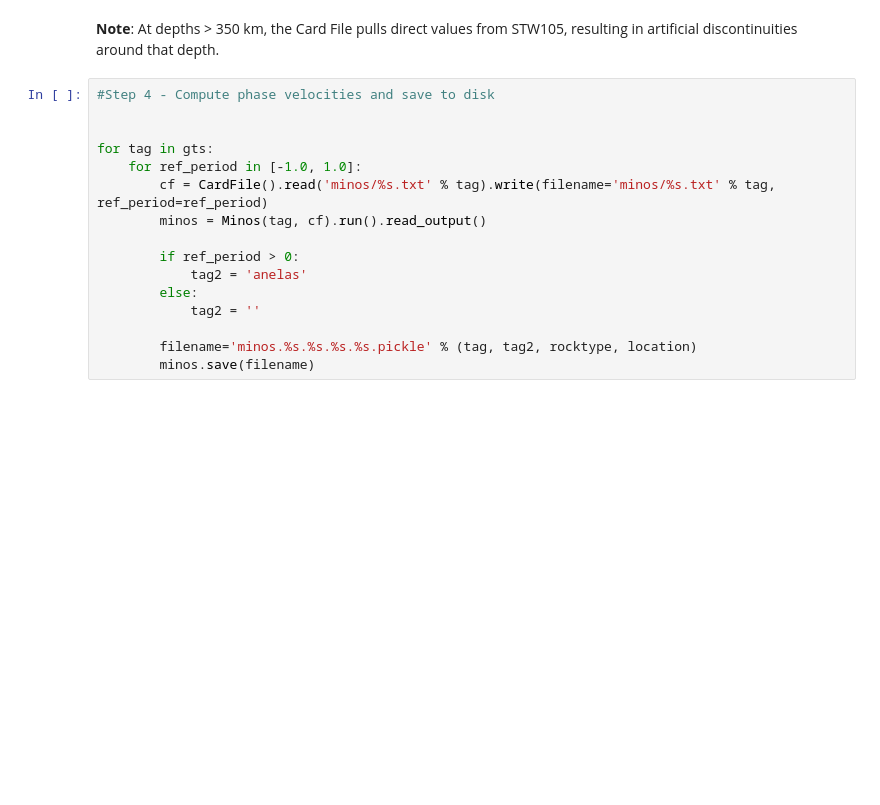
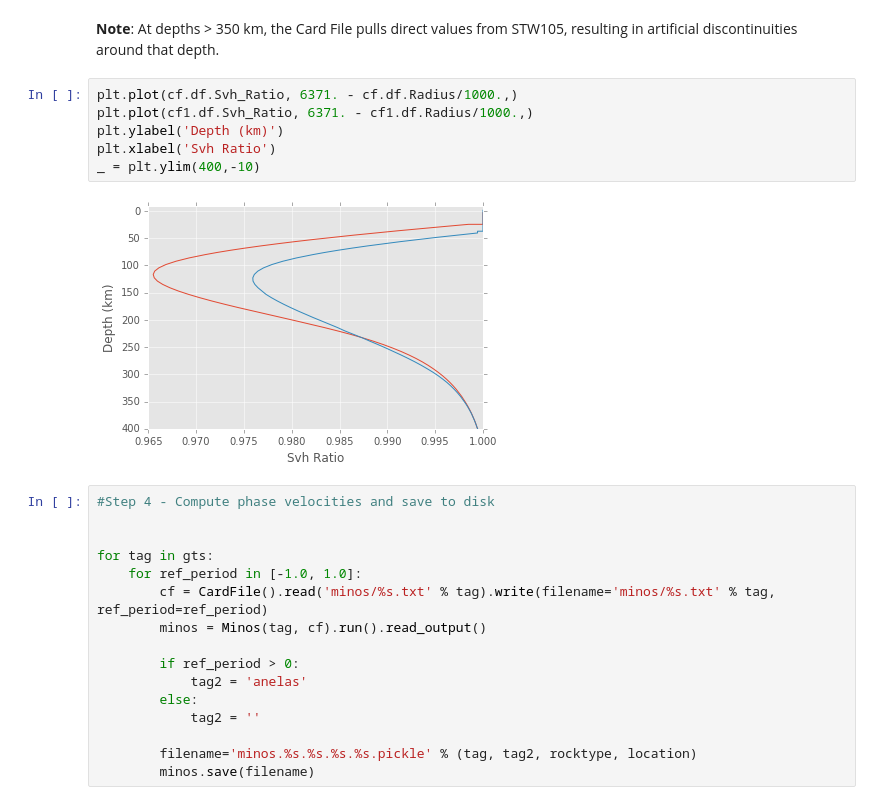
Before and after one commit to nmancinelli/ss-precursors, a Jupyter notebook: Forward_Modeling_Workflow.ipynb, the cells around one changed output. Saved outputs shown, nothing was run; the diff lists cells and outputs as text; blank space fills up the shorter version.

```diff
--- a/Forward_Modeling_Workflow.ipynb
+++ b/Forward_Modeling_Workflow.ipynb
@@ -160,5 +168,13 @@ Crust 1.0 at lat, lon = 62.00 96.00
 # %% [markdown]
 **Note**: At depths > 350 km, the Card File pulls direct values from STW105, resulting in artificial discontinuities around that depth.
+# %%
+plt.plot(cf.df.Svh_Ratio, 6371. - cf.df.Radius/1000.,)
+plt.plot(cf1.df.Svh_Ratio, 6371. - cf1.df.Radius/1000.,)
+plt.ylabel('Depth (km)')
+plt.xlabel('Svh Ratio')
+_ = plt.ylim(400,-10)
+# %% [output]
+[figure, added]
 # %%
 #Step 4 - Compute phase velocities and save to disk
 
```
Also changed, not shown: parts of 4 cells of this notebook, 8 other files.
